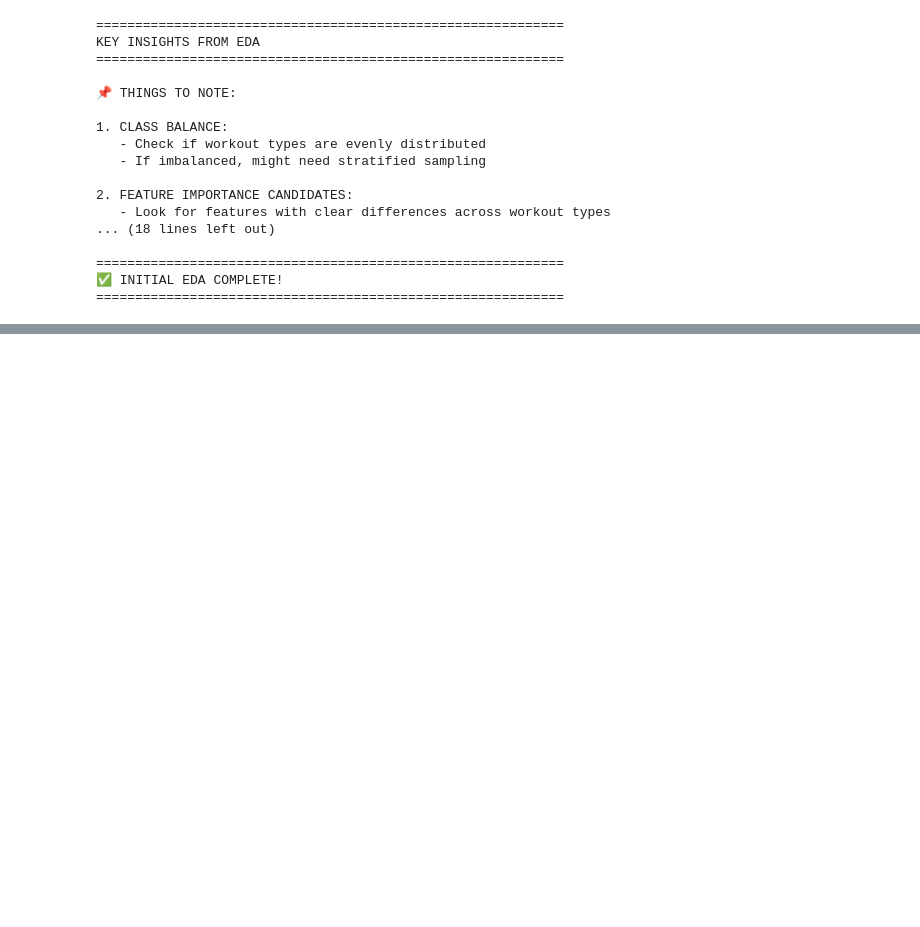
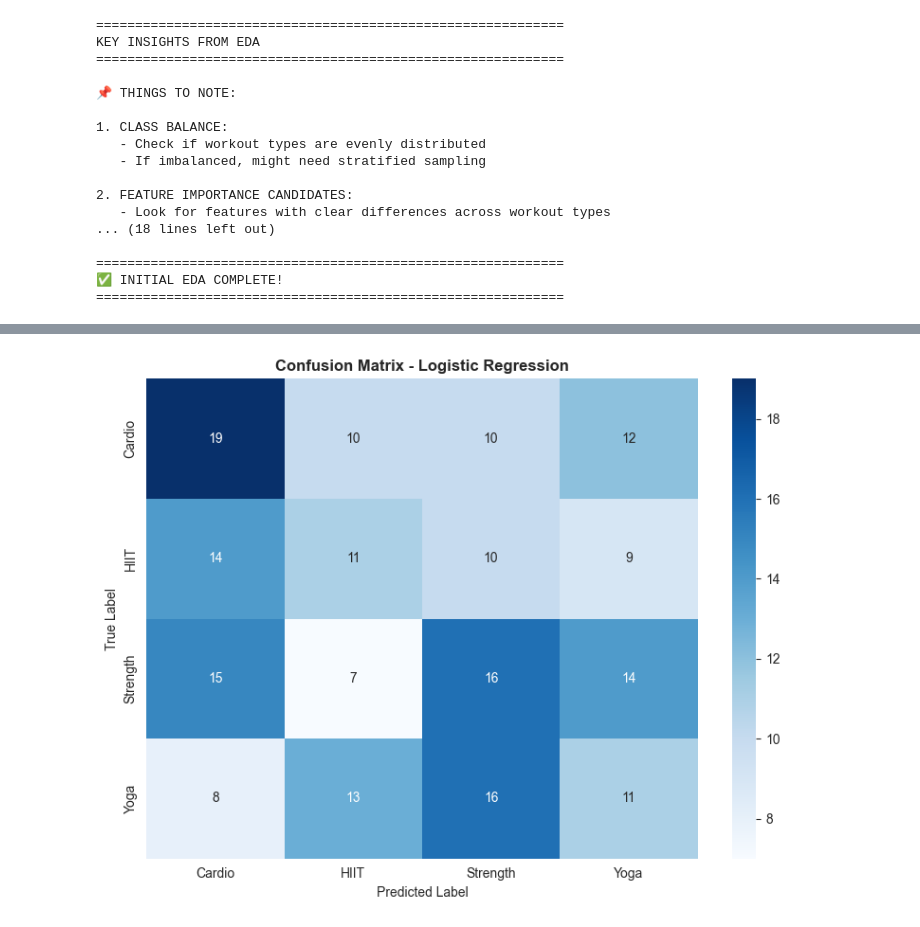
Before and after one commit to ilhamksyuriadi/workout-recommendation, a Jupyter notebook: notebook.ipynb, the cells around one changed output, grey strips where cells are left out. Drawn from its saved outputs; the diff is of its cells as text; code cells hidden in the pictures; blank space fills up the shorter version.

Commit message:
feature engineering, train model

```diff
--- a/notebook.ipynb
+++ b/notebook.ipynb
@@ -680,0 +1063,19 @@ KEY INSIGHTS FROM EDA
+# %%
+# Save prepared data for later use
+print("\n💾 Saving prepared data...")
+import pickle
+
+# Save datasets
+with open('models/data_prepared.pkl', 'wb') as f:
+    pickle.dump({
+        'X_train': X_train_scaled,
+        'X_val': X_val_scaled,
+        'X_test': X_test_scaled,
+        'y_train': y_train,
+        'y_val': y_val,
+        'y_test': y_test,
+        'scaler': scaler,
+        'feature_names': X_train.columns.tolist()
+    }, f)
+
+print("✅ Data saved to 'models/data_prepared.pkl'")
@@ -680,0 +1151,48 @@ KEY INSIGHTS FROM EDA
+# %%
+# # 2. Model 1: Logistic Regression (Baseline)
+
+# %%
+print("\n" + "="*60)
+print("MODEL 1: LOGISTIC REGRESSION (BASELINE)")
+print("="*60)
+
+# Train Logistic Regression
+lr_model = LogisticRegression(
+    multi_class='multinomial',  # For multi-class classification
+    solver='lbfgs',
+    max_iter=1000,
+    random_state=42
+)
+
+print("\n🔄 Training Logistic Regression...")
+lr_model.fit(X_train, y_train)
+print("✅ Training complete!")
+
+# Predictions
+y_train_pred_lr = lr_model.predict(X_train)
+y_val_pred_lr = lr_model.predict(X_val)
+
+# Accuracy
+train_acc_lr = accuracy_score(y_train, y_train_pred_lr)
+val_acc_lr = accuracy_score(y_val, y_val_pred_lr)
+
+print(f"\n📊 Results:")
+print(f"  Training Accuracy:   {train_acc_lr:.4f} ({train_acc_lr*100:.2f}%)")
+print(f"  Validation Accuracy: {val_acc_lr:.4f} ({val_acc_lr*100:.2f}%)")
+
+# Classification Report
+print(f"\n📋 Classification Report (Validation Set):")
+print(classification_report(y_val, y_val_pred_lr))
+
+# Confusion Matrix
+cm_lr = confusion_matrix(y_val, y_val_pred_lr)
+plt.figure(figsize=(8, 6))
+sns.heatmap(cm_lr, annot=True, fmt='d', cmap='Blues',
+            xticklabels=sorted(y_val.unique()),
+            yticklabels=sorted(y_val.unique()))
+plt.title('Confusion Matrix - Logistic Regression', fontweight='bold')
+plt.ylabel('True Label')
+plt.xlabel('Predicted Label')
+plt.tight_layout()
+plt.show()
+# %% [output]
@@ -680,0 +1216 @@ KEY INSIGHTS FROM EDA
+[figure, added]
```
Also changed, not shown: parts of 21 cells of this notebook, 2 other files.
